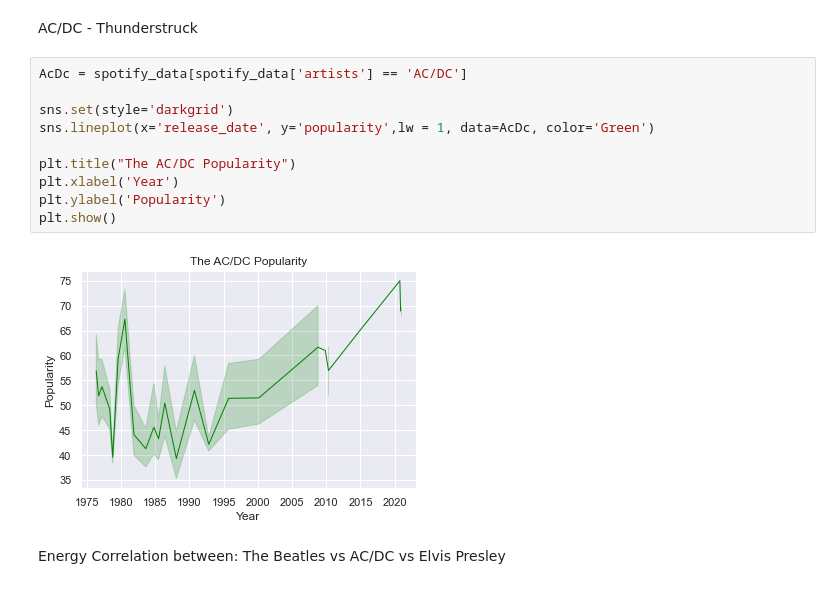
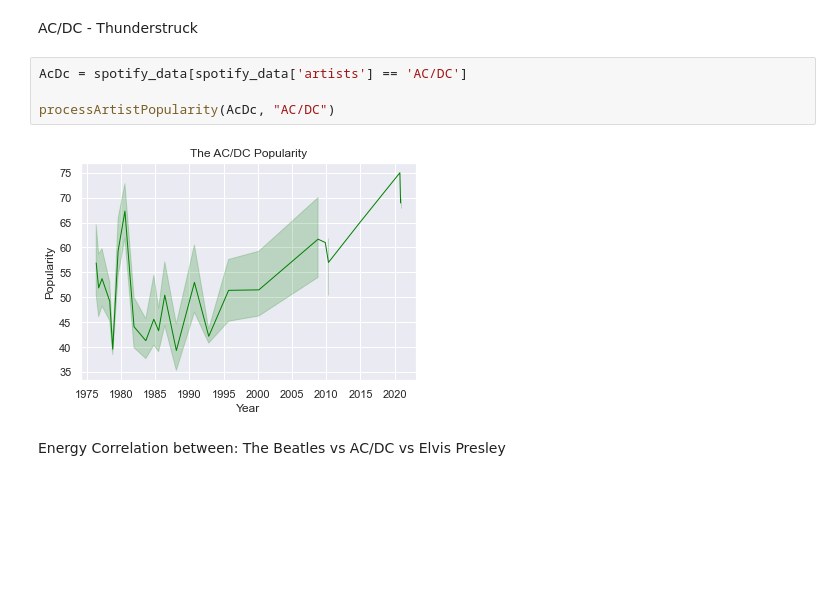
Before and after one commit to carsimoes/space-is-rock, a Jupyter notebook: space-events-with-music.ipynb, the cells around one changed output. Drawn from its saved outputs; the diff is of its cells as text; blank space fills up the shorter version.

```diff
--- a/space-events-with-music.ipynb
+++ b/space-events-with-music.ipynb
@@ -100,18 +98,12 @@ pop_year_full[pop_year_full.year == 1990]
 | 69 | 69 | 1990 | 0.259 | 0.000147 | ['AC/DC'] | 0.502 | 292880 | 0.89 | 0 | ... |
 # %% [markdown]
 AC/DC - Thunderstruck
-# %%
-AcDc = spotify_data[spotify_data['artists'] == 'AC/DC']
-
-sns.set(style='darkgrid')
-sns.lineplot(x='release_date', y='popularity',lw = 1, data=AcDc, color='Green')
-
-plt.title("The AC/DC Popularity")
-plt.xlabel('Year')
-plt.ylabel('Popularity')
-plt.show()
-# %% [output]
-[figure, removed]
+# %%
+AcDc = spotify_data[spotify_data['artists'] == 'AC/DC']
+
+processArtistPopularity(AcDc, "AC/DC")
+# %% [output]
+[figure, added]
 # %% [markdown]
 Energy Correlation between: The Beatles vs AC/DC vs Elvis Presley
 # %%
```
Also changed, not shown: parts of 12 cells of this notebook.
